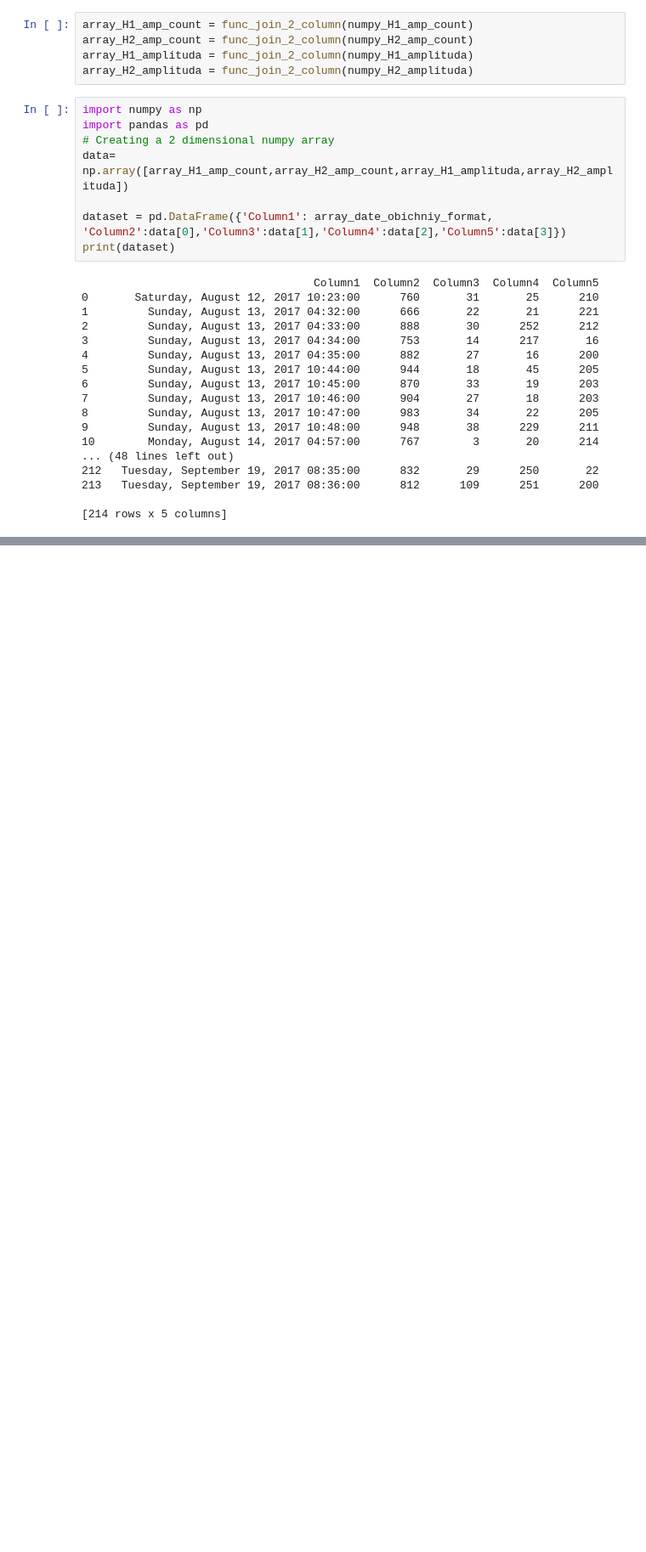
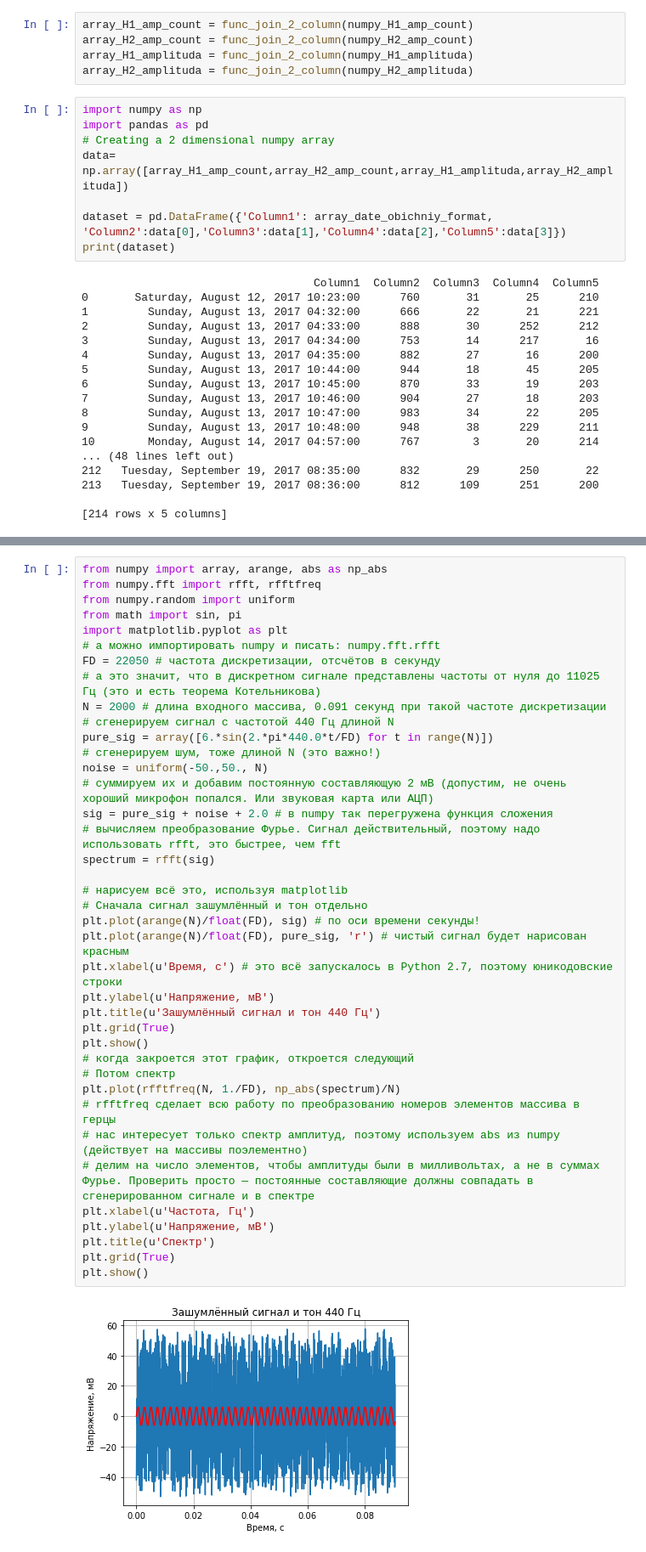
Before and after one commit to xakerspes/8VM82_1, a Jupyter notebook: Converting_to_HEX.ipynb, the cells around one changed output, grey strips where cells are left out. Shown at 85% size. Saved outputs shown, nothing was run; the diff lists cells and outputs as text; blank space fills up the shorter version.

```diff
--- a/Converting_to_HEX.ipynb
+++ b/Converting_to_HEX.ipynb
@@ -155,0 +120,41 @@ print(dataset)
+# %%
+from numpy import array, arange, abs as np_abs
+from numpy.fft import rfft, rfftfreq
+from numpy.random import uniform
+from math import sin, pi
+import matplotlib.pyplot as plt
+# а можно импортировать numpy и писать: numpy.fft.rfft
+FD = 22050 # частота дискретизации, отсчётов в секунду
+# а это значит, что в дискретном сигнале представлены частоты от нуля до 11025 Гц (это и есть теорема Котельникова)
+N = 2000 # длина входного массива, 0.091 секунд при такой частоте дискретизации
+# сгенерируем сигнал с частотой 440 Гц длиной N
+pure_sig = array([6.*sin(2.*pi*440.0*t/FD) for t in range(N)])
+# сгенерируем шум, тоже длиной N (это важно!)
+noise = uniform(-50.,50., N)
+# суммируем их и добавим постоянную составляющую 2 мВ (допустим, не очень хороший микрофон попался. Или звуковая карта или АЦП)
+sig = pure_sig + noise + 2.0 # в numpy так перегружена функция сложения
+# вычисляем преобразование Фурье. Сигнал действительный, поэтому надо использовать rfft, это быстрее, чем fft
+spectrum = rfft(sig)
+
+# нарисуем всё это, используя matplotlib
+# Сначала сигнал зашумлённый и тон отдельно
+plt.plot(arange(N)/float(FD), sig) # по оси времени секунды!
+plt.plot(arange(N)/float(FD), pure_sig, 'r') # чистый сигнал будет нарисован красным
+plt.xlabel(u'Время, c') # это всё запускалось в Python 2.7, поэтому юникодовские строки
+plt.ylabel(u'Напряжение, мВ')
+plt.title(u'Зашумлённый сигнал и тон 440 Гц')
+plt.grid(True)
+plt.show()
+# когда закроется этот график, откроется следующий
+# Потом спектр
+plt.plot(rfftfreq(N, 1./FD), np_abs(spectrum)/N)
+# rfftfreq сделает всю работу по преобразованию номеров элементов массива в герцы
+# нас интересует только спектр амплитуд, поэтому используем abs из numpy (действует на массивы поэлементно)
+# делим на число элементов, чтобы амплитуды были в милливольтах, а не в суммах Фурье. Проверить просто — постоянные составляющие должны совпадать в сгенерированном сигнале и в спектре
+plt.xlabel(u'Частота, Гц')
+plt.ylabel(u'Напряжение, мВ')
+plt.title(u'Спектр')
+plt.grid(True)
+plt.show()
+# %% [output]
+[figure, added]
```
Also changed, not shown: parts of 7 cells of this notebook, 34 other files.
